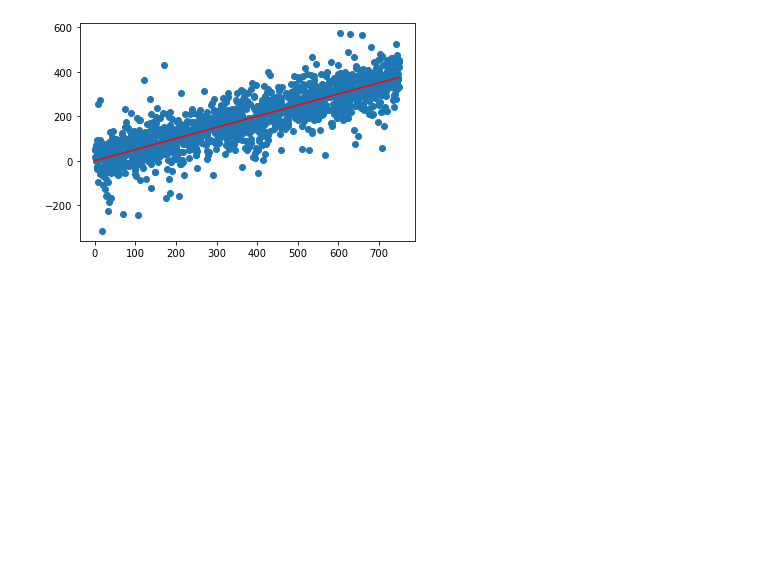
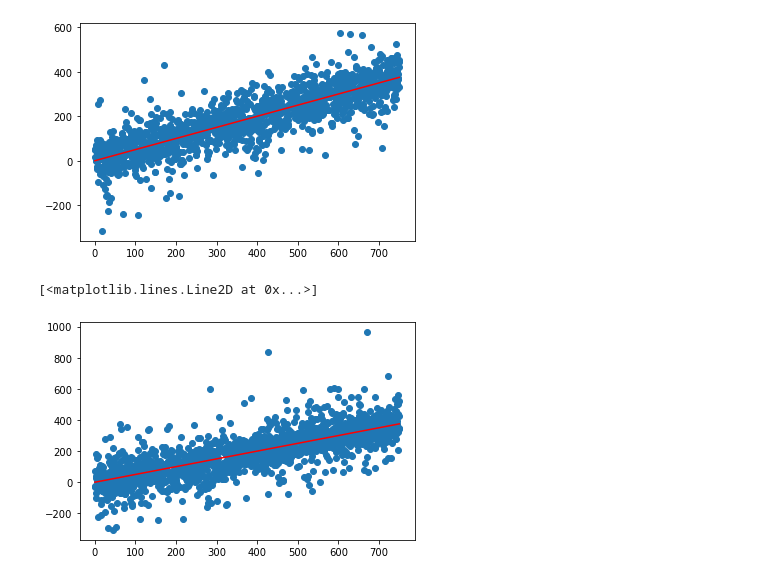
Before and after one commit to wonderbug2020/Synthetic_Data_Creation, a Jupyter notebook: Simple_Linear.ipynb, the cells around one changed output. Saved outputs shown, nothing was run; the diff lists cells and outputs as text; code cells hidden in the pictures; blank space fills up the shorter version.

Commit message:
changed the multiplier weight

```diff
--- a/Simple_Linear.ipynb
+++ b/Simple_Linear.ipynb
@@ -233,3 +233,31 @@ plt.plot(sim_lin['variable'],sim_lin['solution'],color='red')
 # %% [output]
 [<matplotlib.lines.Line2D at 0x...>]
 [figure]
+# %%
+def get_random_6():
+    pos_neg_lst = [-1,1]
+    pop = [1,1.5,2,2.5,3,4,5,10]
+    weight = [32.5,20,15,10,9,7.5,5,.5]
+    rand = random.random()
+    pos_neg = random.choice(pos_neg_lst)
+    multi = random.choices(pop,weight,k=1)
+    pos_neg_rand = rand*pos_neg*multi[0]
+    #print(pos_neg_rand)
+
+    return(pos_neg_rand)
+# %%
+x=[]
+y=[]
+rand_var=[]
+for point in range(data_points):
+    x.append((point+1)*x_base)
+    y.append((point+1)*y_base)
+    rand_var.append(y[point]+(70*get_random_6()))
+
+dict = {'variable':x,'solution':y,'rand_var':rand_var}
+sim_lin=pd.DataFrame(dict)
+plt.scatter(sim_lin['variable'],sim_lin['rand_var'])
+plt.plot(sim_lin['variable'],sim_lin['solution'],color='red')
+# %% [output]
+[<matplotlib.lines.Line2D at 0x...>]
+[figure, added]
```
